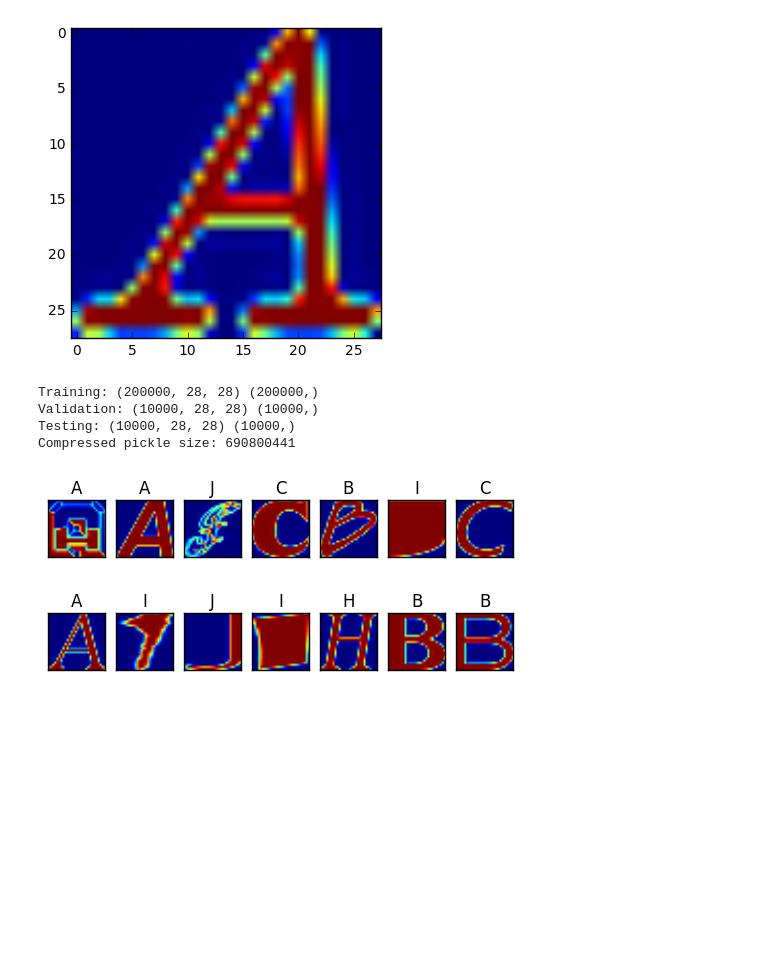
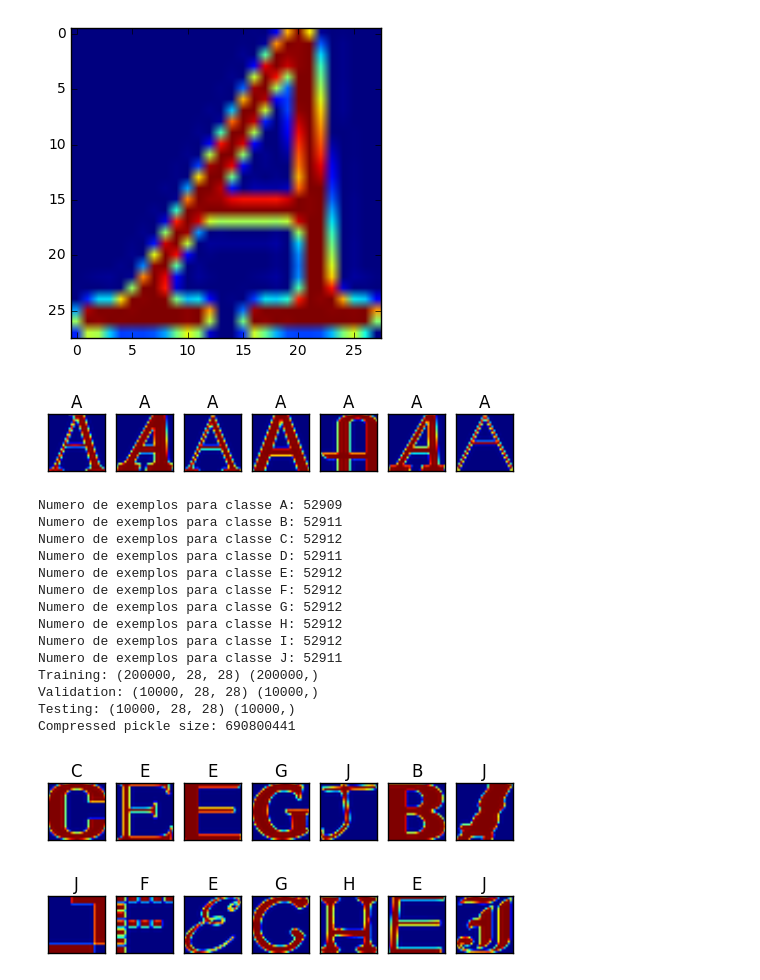
Before and after one commit to masdeval/UdacityML, a Jupyter notebook: 1_notmnist/src/Udacity - Lesson 1.ipynb, the cells around one changed output. Drawn from its saved outputs; the diff is of its cells as text; code cells hidden in the pictures; blank space fills up the shorter version.

```diff
--- a/1_notmnist/src/Udacity - Lesson 1.ipynb
+++ b/1_notmnist/src/Udacity - Lesson 1.ipynb
@@ -121,15 +121,36 @@ train_datasets = dataset_names
 #for name in train_datasets:
  #   print(name)
 
-#Problem 2
-# eh o nome do arquivo de imagem da primeira imagem - A
-print(test_datasets[0])
-x = open(test_datasets[0],'rb')
+#Problem 2 - Displaying a sample of the labels and images from the ndarray.
+x = open(test_datasets[0],'rb') # abre o arquivo A.pickle com todas as imagens A
 dataset_test_A = pickle.load(x) # carrega as imagemns que haviam sida persistidas
 print(dataset_test_A.shape)
 print(dataset_test_A[0][0])
-plt.imshow(dataset_test_A[0,0:28,0:28])
+plt.imshow(dataset_test_A[0,0:28,0:28]) # primeira imagem A
 plt.show()
+indices=random.sample(range(0,dataset_test_A.shape[0]),7)
+fig=plt.figure()
+for i in range(7):
+ a=fig.add_subplot(1,7,i+1)
+ plt.imshow(dataset_test_A[indices[i],:,:])
+ a.set_title(('A'))
+ a.axes.get_xaxis().set_visible(False)
+ a.axes.get_yaxis().set_visible(False)
+plt.show()
+
+# Problem 3 - Another check: we expect the data to be balanced across classes. Verify that
+print('Numero de exemplos para classe A:',pickle.load(open(train_datasets[0],'rb')).shape[0])
+print('Numero de exemplos para classe B:',pickle.load(open(train_datasets[1],'rb')).shape[0])
+print('Numero de exemplos para classe C:',pickle.load(open(train_datasets[2],'rb')).shape[0])
+print('Numero de exemplos para classe D:',pickle.load(open(train_datasets[3],'rb')).shape[0])
+print('Numero de exemplos para classe E:',pickle.load(open(train_datasets[4],'rb')).shape[0])
+print('Numero de exemplos para classe F:',pickle.load(open(train_datasets[5],'rb')).shape[0])
+print('Numero de exemplos para classe G:',pickle.load(open(train_datasets[6],'rb')).shape[0])
+print('Numero de exemplos para classe H:',pickle.load(open(train_datasets[7],'rb')).shape[0])
+print('Numero de exemplos para classe I:',pickle.load(open(train_datasets[8],'rb')).shape[0])
+print('Numero de exemplos para classe J:',pickle.load(open(train_datasets[9],'rb')).shape[0])
+
+
 
 def make_arrays(nb_rows, img_size):
   if nb_rows:
@@ -173,8 +194,6 @@ def merge_datasets(pickle_files, train_size, valid_size=0):
       raise
 
   return valid_dataset, valid_labels, train_dataset, train_labels
-
-
 
 train_size = 200000
 valid_size = 10000
@@ -254,11 +273,22 @@ notMNIST_large/B.pickle already present - Skipping pickling.
  -0.5        -0.5        -0.5        -0.5        -0.5        -0.5        -0.5
  -0.5        -0.5        -0.49607843 -0.5        -0.40196079  0.22156863
   0.5         0.15882353 -0.48039216 -0.5        -0.49607843 -0.5        -0.5
  -0.5       ]
 [figure]
+[figure, new version]
+Numero de exemplos para classe A: 52909
+Numero de exemplos para classe B: 52911
+Numero de exemplos para classe C: 52912
+Numero de exemplos para classe D: 52911
+Numero de exemplos para classe E: 52912
+Numero de exemplos para classe F: 52912
+Numero de exemplos para classe G: 52912
+Numero de exemplos para classe H: 52912
+Numero de exemplos para classe I: 52912
+Numero de exemplos para classe J: 52911
 Training: (200000, 28, 28) (200000,)
 Validation: (10000, 28, 28) (10000,)
 Testing: (10000, 28, 28) (10000,)
 Compressed pickle size: 690800441
-[figure, old version]
-[figure, old version]
+[figure, new version]
+[figure, added]
```
Also changed, not shown: parts of 1 cell of this notebook.
